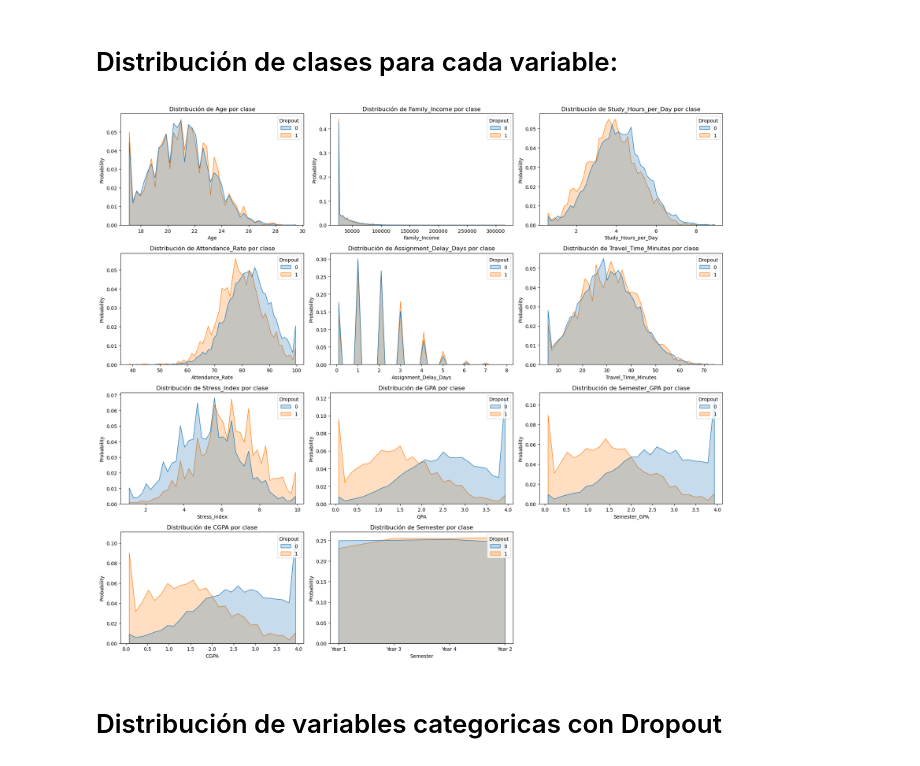
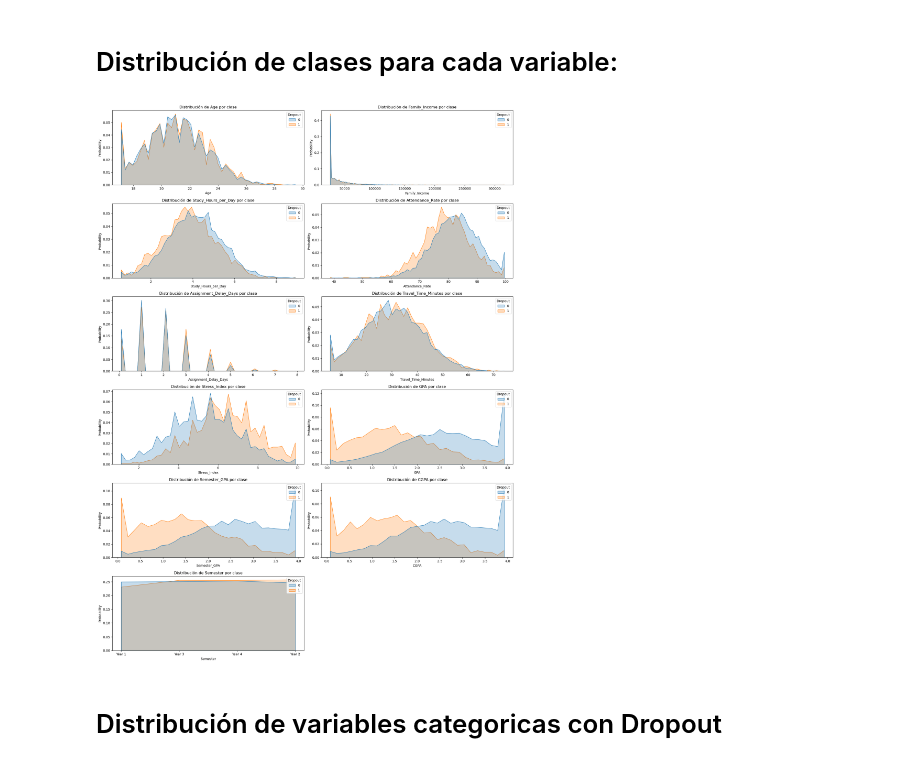
Before and after one commit to MakiBuu/Dropout-Prediction-Data-Mining, a Jupyter notebook: drop_prediction.ipynb, the cells around one changed output. Saved outputs shown, nothing was run; the diff lists cells and outputs as text; code cells hidden in the pictures.

```diff
--- a/drop_prediction.ipynb
+++ b/drop_prediction.ipynb
@@ -146,31 +144,31 @@ for col, color in zip(num_cols, colors):
 # %% [markdown]
 # Distribución de clases para cada variable:
 # %%
-n_cols = 3
-n_rows = 4
+n_cols = 2
+n_rows = 6
 
 fig, axes = plt.subplots(n_rows, n_cols, figsize=(18, n_rows * 4))
 axes = axes.flatten()
 
 for i, columna in enumerate(num_cols):
     sns.histplot(
         data=datos,
         x=columna,
         hue="Dropout",
         element='poly',
         stat='probability',
         common_norm=False,
         ax=axes[i]
     )
     axes[i].set_title(f"Distribución de {columna} por clase")
 
 for j in range(i + 1, len(axes)):
     axes[j].set_visible(False)
 
 plt.tight_layout()
 plt.show()
 # %% [output]
-[figure, old version]
+[figure, new version]
 # %% [markdown]
 # Distribución de variables categoricas con Dropout
 # %%
```
Also changed, not shown: parts of 38 cells of this notebook.
